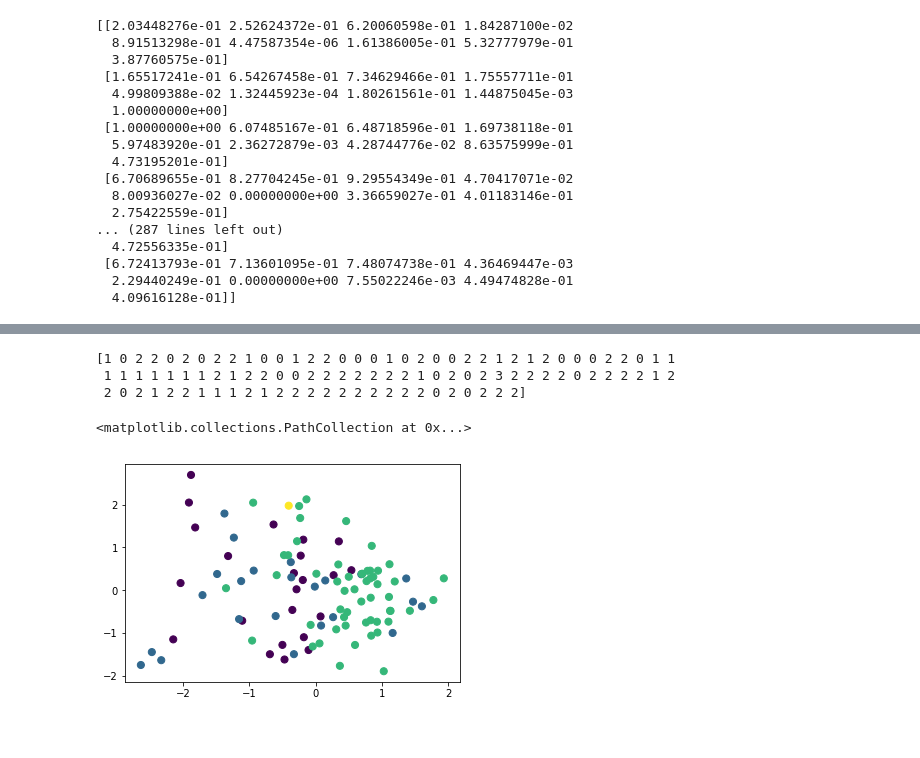
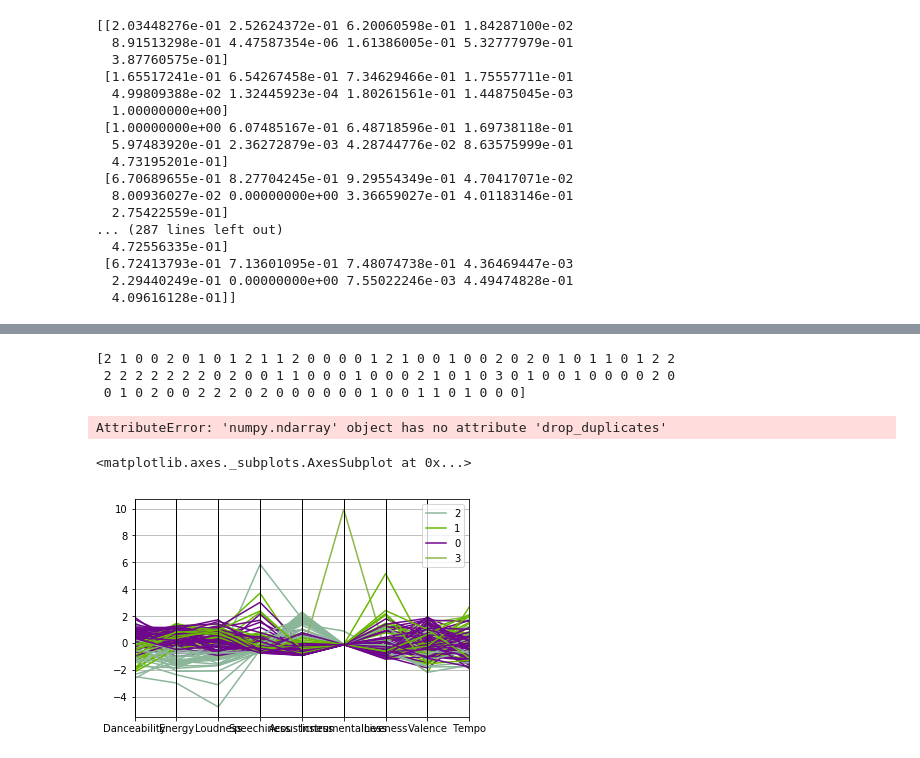
Before and after one commit to twyb/Apollosis-BIA, a Jupyter notebook: Artist's Portfolio2.ipynb, the cells around one changed output, grey strips where cells are left out. Saved outputs shown, nothing was run; the diff lists cells and outputs as text; code cells hidden in the pictures.

```diff
--- a/Artist's Portfolio2.ipynb
+++ b/Artist's Portfolio2.ipynb
@@ -521,14 +522,24 @@ plt.scatter(np_st_top[:, 0], np_st_top[:, 8], c=y_kmeans, s=50, cmap='viridis')
 # %%
+import pandas
 np_st_artist = np.array(st_artist)
 kmeans = KMeans(n_clusters = 4).fit(np_st_artist)
 kmeans.labels_
 y_kmeans = kmeans.predict(np_st_artist)
 print(y_kmeans)
-
-plt.scatter(np_st_artist[:, 0], np_st_artist[:, 8], c=y_kmeans, s=50, cmap='viridis')
+pandas.tools.plotting.parallel_coordinates(np_st_artist, y_kmeans)
 # %% [output]
-[1 0 2 2 0 2 0 2 2 1 0 0 1 2 2 0 0 0 1 0 2 0 0 2 2 1 2 1 2 0 0 0 2 2 0 1 1
- 1 1 1 1 1 1 1 2 1 2 2 0 0 2 2 2 2 2 2 2 1 0 2 0 2 3 2 2 2 2 0 2 2 2 2 1 2
- 2 0 2 1 2 2 1 1 1 2 1 2 2 2 2 2 2 2 2 2 2 0 2 0 2 2 2]
+[2 1 0 0 2 0 1 0 1 2 1 1 2 0 0 0 0 1 2 1 0 0 1 0 0 2 0 2 0 1 0 1 1 0 1 2 2
+ 2 2 2 2 2 2 2 0 2 0 0 1 1 0 0 0 1 0 0 0 2 1 0 1 0 3 0 1 0 0 1 0 0 0 0 2 0
+ 0 1 0 2 0 0 2 2 2 0 2 0 0 0 0 0 0 1 0 0 1 1 0 1 0 0 0]
-<matplotlib.collections.PathCollection at 0x...>
+AttributeError: 'numpy.ndarray' object has no attribute 'drop_duplicates'
-[figure, removed]
+# %%
+df2 = pd.DataFrame.from_records(st_artist, columns = ['Danceability', 'Energy',
+                                                         'Loudness', 'Speechiness',
+                                                         'Acousticness', 'Instrumentalness',
+                                                         'Liveness', 'Valence', 'Tempo'])
+df2['cluster'] = y_kmeans
+df2
+pandas.tools.plotting.parallel_coordinates(df2, 'cluster')
+# %% [output]
+<matplotlib.axes._subplots.AxesSubplot at 0x...>
+[figure, added]
```
Also changed, not shown: parts of 8 cells of this notebook.
